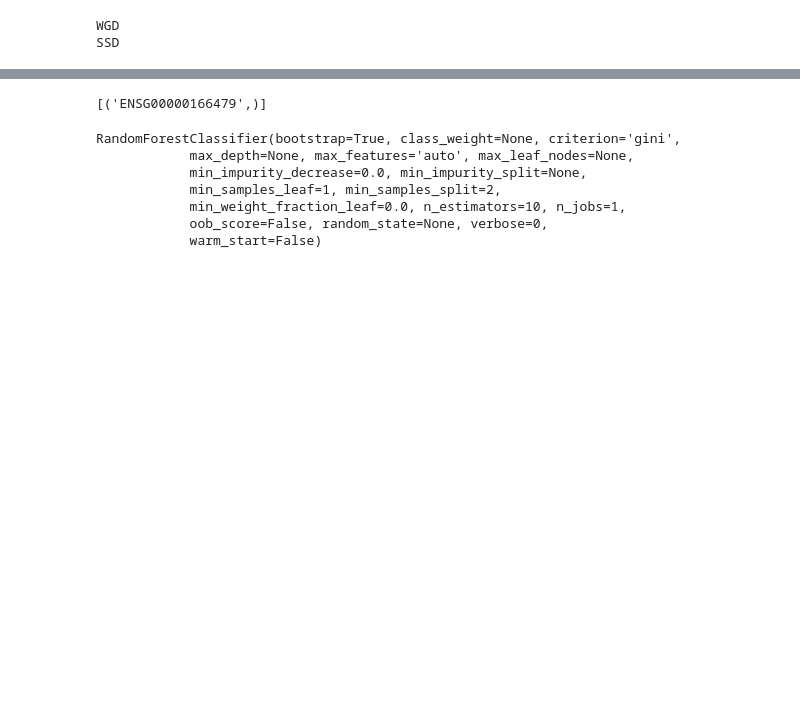
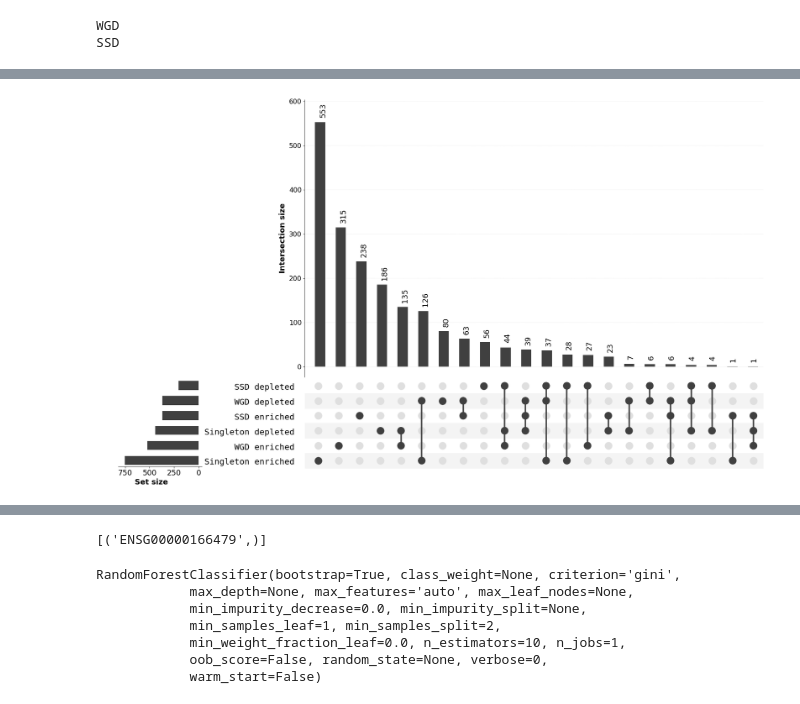
Before and after one commit to ZoeVance/data_cleaning_backup, a Jupyter notebook: Stats.ipynb, the cells around one changed output, grey strips where cells are left out. Drawn from its saved outputs; the diff is of its cells as text; code cells hidden in the pictures; blank space fills up the shorter version.

```diff
--- a/Stats.ipynb
+++ b/Stats.ipynb
@@ -912,0 +1441,79 @@ cursor.fetchall()
+# %%
+import pyupset as pyu
+from pandas import DataFrame
+import matplotlib.pyplot as plt
+input_ = dict([('WGD enriched',DataFrame([[x] for x in w_enriched],columns=['GO terms'])),
+              ('SSD enriched',DataFrame([[x] for x in s_enriched],columns=['GO terms'])),
+              ('Singleton enriched',DataFrame([[x] for x in si_enriched],columns=['GO terms'])),
+              ('WGD depleted',DataFrame([[x] for x in w_depleted],columns=['GO terms'])),
+              ('SSD depleted',DataFrame([[x] for x in s_depleted],columns=['GO terms'])),
+              ('Singleton depleted',DataFrame([[x] for x in si_depleted],columns=['GO terms']))])
+
+figure = pyu.plot(input_)
+ax1,ax2, ax3, ax4 = figure['figure']._axstack.as_list()
+fig = ax1.get_figure()
+# fig.set_figwidth(40)
+# fig.set_figwidth(40)
+# ax1 is the horizontal bar chart, ax2 is the labels, ax3 is the dots along the bottom, ax4 is the top bar chart
+# print(ax1.get_xlim())
+# print(ax2.get_xlim())
+# print(ax3.get_xlim())
+# print(ax4.get_xlim())
+ax1.set_xlim(1000,-40)
+ax1.set_xticks(np.arange(0,1000,250))
+ax1.tick_params(axis='x',labelsize=18)
+
+ax1.set_xlabel(ax1.get_xlabel(),fontdict=dict(fontsize=18))
+
+ax3_pos = ax3.get_position()
+
+ax1.set_position([ax3_pos.x0-0.4,ax3_pos.y0+0.015,0.2,ax3_pos.y1])
+ax2.set_position([ax3_pos.x0-0.22, ax3_pos.y0-0.005, 0.2, ax3_pos.y1])
+ax3.set_position([ax3_pos.x0,ax3_pos.y0,ax3_pos.x1,ax3_pos.y1])
+ax4.set_position([ax3_pos.x0,ax3_pos.y0+ax3_pos.y1,ax3_pos.x1,ax4.get_position().y1])
+
+
+ax2.set_xlim(xmin=0)
+for text in ax2.texts:
+    text.set_fontsize(20)
+for text in ax4.texts:
+    text.set_fontsize(20)
+
+ax3.set_xlim(xmin=.35,xmax=22.5)
+# # ax3.set_visible(False)
+ax4.set_xlim(xmin=0,xmax=22.5)
+for patch in ax4.patches:
+    if patch.get_xy() == (0.5,0):
+        patch.set_xy((0.51,0))
+        lastCoords = patch.get_xy()
+        continue
+    else:
+        oldX = lastCoords[0]
+        newX = oldX + 1.01
+        patch.set_xy((newX,0))
+        lastCoords = patch.get_xy()
+ax4.texts = ax4.texts[:22]
+for i in range(0,len(textList)):
+    ax4.texts[i].set_text(str(textList[i]))
+    ax4.texts[i].set_fontsize(18)
+for text in ax4.texts:
+    x,y = text._x, text._y
+    if x == 1:
+        x = x - 0.1
+        text.set_position((x,y))
+        oldX = x
+    else:
+        x = oldX + 1.005
+        text.set_position((x,y))
+        oldX = x
+
+ax4.tick_params(axis='y',labelsize=16)
+ax4.set_ylabel(ax4.get_ylabel(),fontdict=dict(fontsize=18))
+print(ax1.get_xlim())
+print(ax2.get_xlim())
+print(ax3.get_xlim())
+print(ax4.get_xlim())
+# plt.title('GO term enrichment/depletion across duplication categories',fontsize=18)
+plt.savefig('GO_terms_upset_plot.png',bbox_inches='tight')
+plt.show()
+# %% [output]
@@ -912,0 +1524 @@ cursor.fetchall()
+[figure, added]
```
Also changed, not shown: parts of 111 cells of this notebook, 5 other files.
